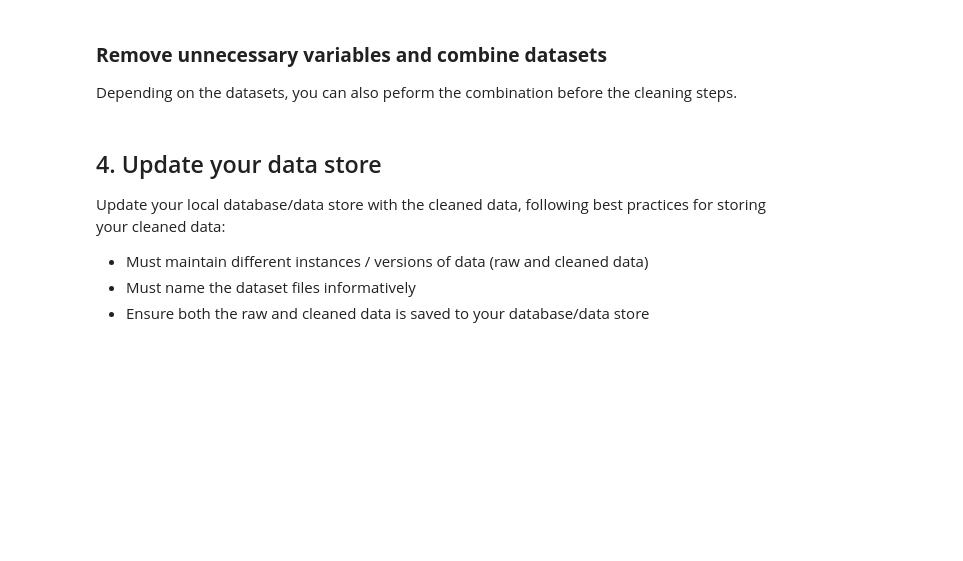
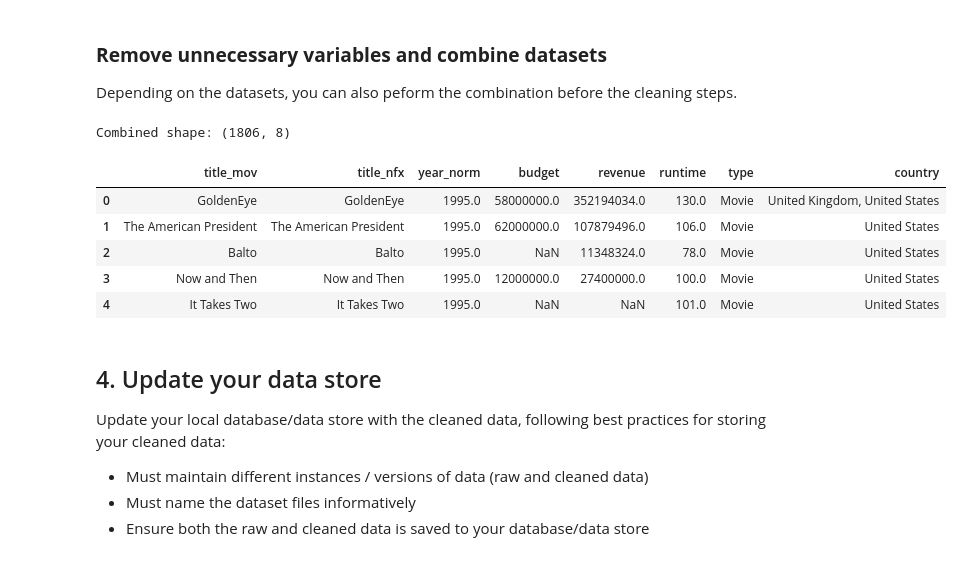
Before and after one commit to 86burke/DAND_Data_wrangling_project, a Jupyter notebook: Data_Wrangling_Project_Starter.ipynb, the cells around one changed output. Cells and saved outputs as stored; diff of their text form; code cells hidden in the pictures; blank space fills up the shorter version.

```diff
--- a/Data_Wrangling_Project_Starter.ipynb
+++ b/Data_Wrangling_Project_Starter.ipynb
@@ -232,0 +263,11 @@ Issue and justification: *FILL IN*
+# %%
+#  Tidiness Issue 1 (movies_df nested columns) — Visual + Programmatic assessment
+print("\n\n=== TIDINESS ISSUE 1 (movies_df): nested/JSON-like columns (genres, production_companies, etc.) ===")
+nested_cols = ['genres', 'production_companies', 'production_countries', 'spoken_languages', 'belongs_to_collection']
+for col in nested_cols:
+    if col in movies_df.columns:
+        sample_nonnull = movies_df[col].dropna().astype(str)
+        print(f"\nColumn: {col} — sample (up to 5):")
+        display(sample_nonnull.sample(min(5, sample_nonnull.shape[0]), random_state=1))
+        json_like_count = int(movies_df[col].astype(str).str.contains(r'[\{\[\]]|\"name\"', na=False).sum())
+        print(f"Rows with JSON-like markers in '{col}': {json_like_count} / {len(movies_df)}")
@@ -289,3 +799,52 @@ Depending on the datasets, you can also peform the combination before the cleani
+# %%
+# Remove unnecessary variables and combine datasets
+movies_for_merge = movies_clean.copy()
+netflix_for_merge = netflix_clean.copy()
+
+# create normalized title and year fields for safer merge
+movies_for_merge['title_norm'] = movies_for_merge['title'].str.strip().str.lower()
+if 'release_year_parsed' in movies_for_merge.columns:
+    movies_for_merge['year_norm'] = movies_for_merge['release_year_parsed']
+else:
+    movies_for_merge['year_norm'] = np.nan
+
+if 'release_year' in netflix_for_merge.columns:
+    netflix_for_merge['title_norm'] = netflix_for_merge['title'].str.strip().str.lower()
+    netflix_for_merge['year_norm'] = netflix_for_merge['release_year']
+else:
+    netflix_for_merge['title_norm'] = netflix_for_merge['title'].str.strip().str.lower()
+    netflix_for_merge['year_norm'] = np.nan
+
+# merge on title_norm & year_norm where both present, otherwise on title_norm
+merged = pd.merge(movies_for_merge, netflix_for_merge, on=['title_norm','year_norm'], how='inner', suffixes=('_mov','_nfx'))
+if merged.empty:
+    # fallback to merge only on title
+    merged = pd.merge(movies_for_merge, netflix_for_merge, on=['title_norm'], how='inner', suffixes=('_mov','_nfx'))
+
+# Keep a concise cleaned combined table with at least 4 variables (select meaningful columns)
+cols_keep = []
+for c in ['title_mov', 'title_nfx', 'year_norm', 'budget', 'revenue', 'runtime', 'type', 'duration_value', 'duration_unit', 'country']:
+    if c in merged.columns:
+        cols_keep.append(c)
+cleaned_combined = merged[cols_keep].copy()
+
+# Deduplicate combined
+cleaned_combined = cleaned_combined.drop_duplicates()
+
+# Confirm at least 4 variables remain
+if cleaned_combined.shape[1] < 4:
+    print("Warning: combined dataset has fewer than 4 columns after selection; expand 'cols_keep' as needed.")
+
+print(f"\nCombined shape: {cleaned_combined.shape}")
+display(cleaned_combined.head())
+# %% [output]
+Combined shape: (1806, 8)
+|  | title_mov | title_nfx | year_norm | budget | revenue | runtime | type | country |
+| 0 | GoldenEye | GoldenEye | 1995.0 | 58000000.0 | 352194034.0 | 130.0 | Movie | United Kingdom, United States |
+| 1 | The American President | The American President | 1995.0 | 62000000.0 | 107879496.0 | 106.0 | Movie | United States |
+| 2 | Balto | Balto | 1995.0 | NaN | 11348324.0 | 78.0 | Movie | United States |
+| 3 | Now and Then | Now and Then | 1995.0 | 12000000.0 | 27400000.0 | 100.0 | Movie | United States |
+| 4 | It Takes Two | It Takes Two | 1995.0 | NaN | NaN | 101.0 | Movie | United States |
 # %% [markdown]
 ## 4. Update your data store
 Update your local database/data store with the cleaned data, following best practices for storing your cleaned data:
```
Also changed, not shown: parts of 76 cells of this notebook, 1 other file.
